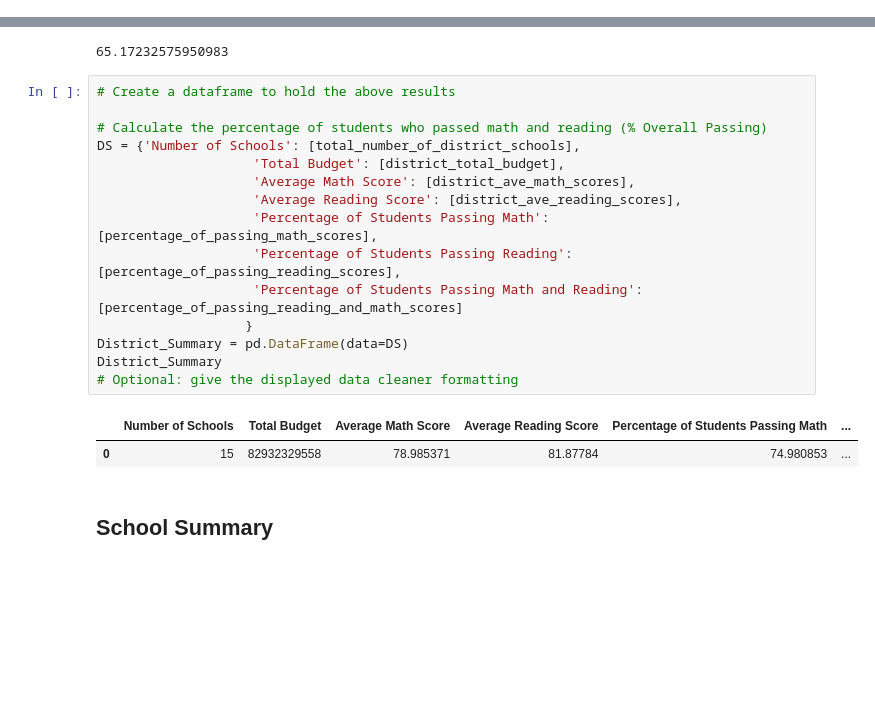
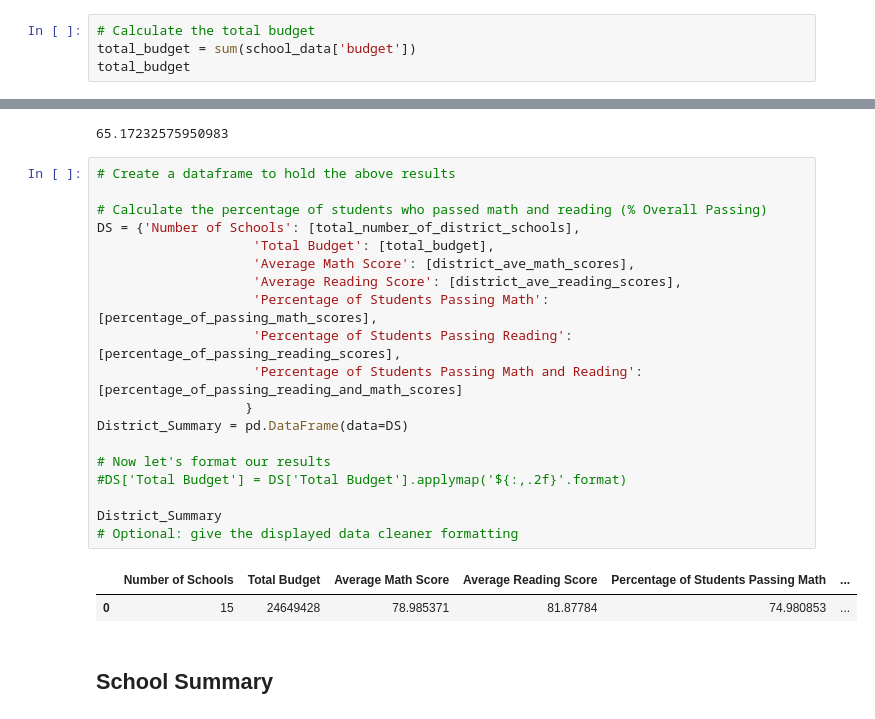
Before and after one commit to llhabers/pandas-challenge, a Jupyter notebook: PyCitySchools/PyCitySchools_starter.ipynb, the cells around one changed output, grey strips where cells are left out. Saved outputs shown, nothing was run; the diff lists cells and outputs as text; blank space fills up the shorter version.

Commit message:
PyCitySchools

```diff
--- a/PyCitySchools/PyCitySchools_starter.ipynb
+++ b/PyCitySchools/PyCitySchools_starter.ipynb
@@ -129,0 +143,4 @@ district_total_budget
+# %%
+# Calculate the total budget
+total_budget = sum(school_data['budget'])
+total_budget
@@ -214,21 +225,25 @@ percentage_of_passing_reading_and_math_scores
 # %%
 # Create a dataframe to hold the above results
 
 # Calculate the percentage of students who passed math and reading (% Overall Passing)
 DS = {'Number of Schools': [total_number_of_district_schools],
-                    'Total Budget': [district_total_budget],
+                    'Total Budget': [total_budget],
                     'Average Math Score': [district_ave_math_scores],
                     'Average Reading Score': [district_ave_reading_scores],
                     'Percentage of Students Passing Math': [percentage_of_passing_math_scores],
                     'Percentage of Students Passing Reading': [percentage_of_passing_reading_scores],
                     'Percentage of Students Passing Math and Reading': [percentage_of_passing_reading_and_math_scores]
                    }
 District_Summary = pd.DataFrame(data=DS)
+
+# Now let's format our results
+#DS['Total Budget'] = DS['Total Budget'].applymap('${:,.2f}'.format)
+
 District_Summary
 # Optional: give the displayed data cleaner formatting
 # %% [output]
 |  | Number of Schools | Total Budget | Average Math Score | Average Reading Score | Percentage of Students Passing Math | ... |
-| 0 | 15 | 82932329558 | 78.985371 | 81.87784 | 74.980853 | ... |
+| 0 | 15 | 24649428 | 78.985371 | 81.87784 | 74.980853 | ... |
 # %% [markdown]
 ## School Summary
 # %% [markdown]
```
Also changed, not shown: parts of 27 cells of this notebook.
